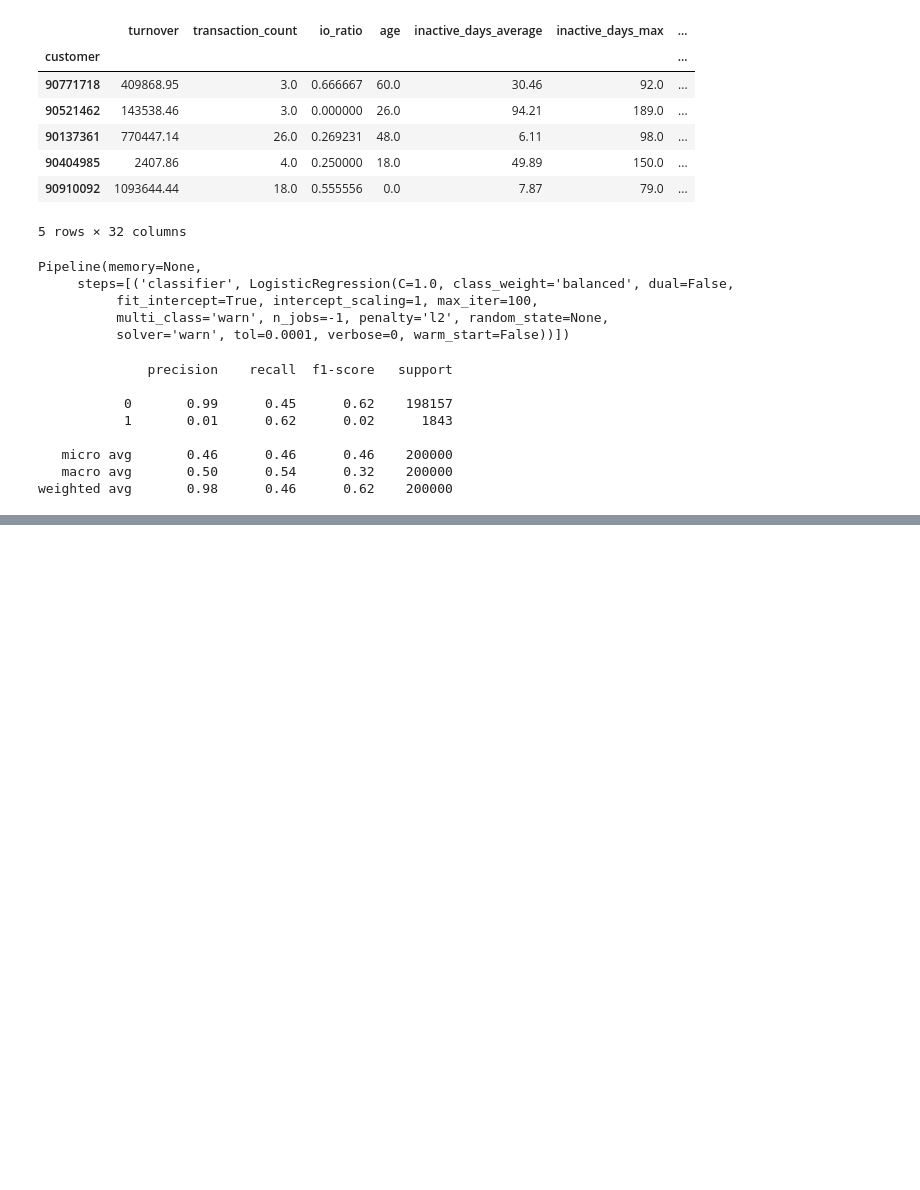
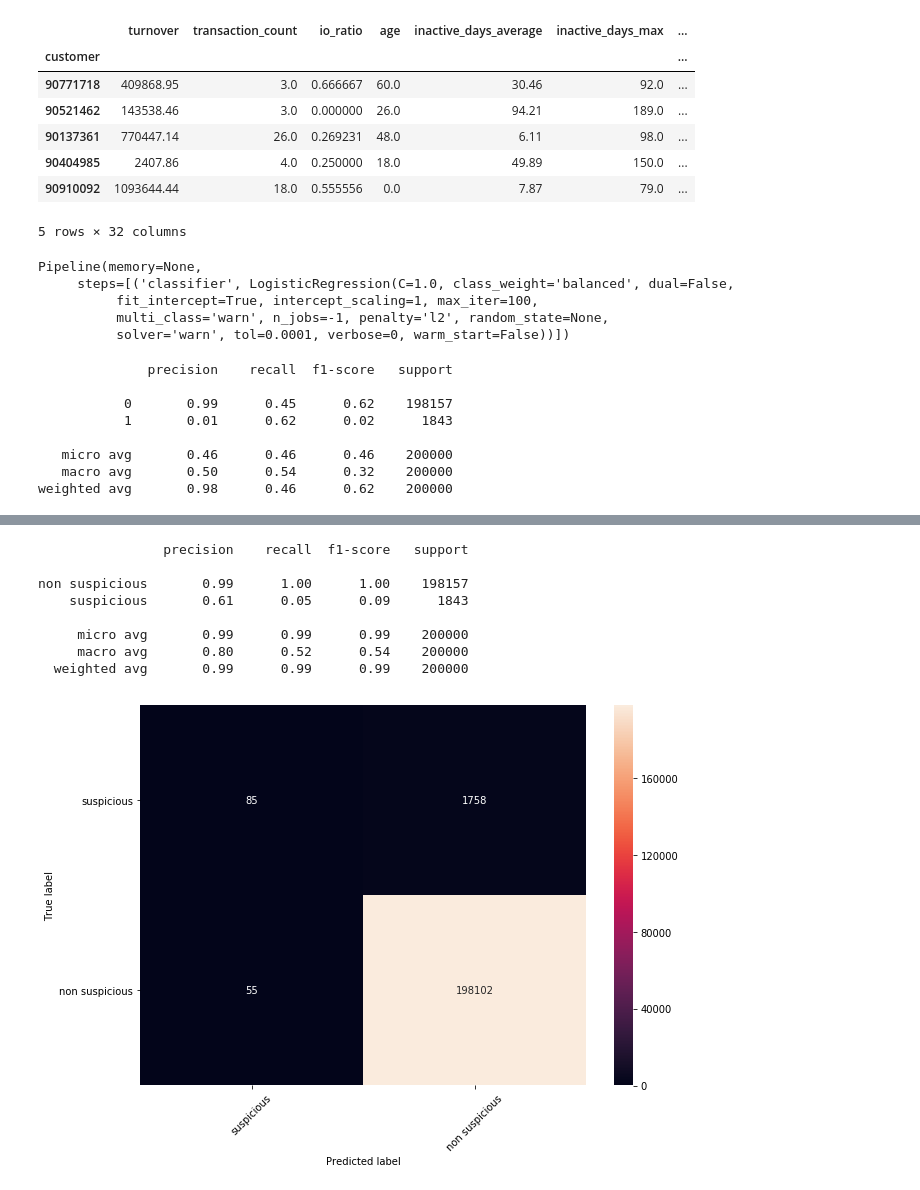
Before and after one commit to MarcBickel/Lauzhack_project, a Jupyter notebook: jupy_raf.ipynb, the cells around one changed output, grey strips where cells are left out. Drawn from its saved outputs; the diff is of its cells as text; code cells hidden in the pictures; blank space fills up the shorter version.

```diff
--- a/jupy_raf.ipynb
+++ b/jupy_raf.ipynb
@@ -149,4 +178,4 @@ evaluate_classifier(pipeline, test_x,test_y)
    macro avg       0.50      0.54      0.32    200000
 weighted avg       0.98      0.46      0.62    200000
 # %%
-sss = StratifiedShuffleSplit(n_splits=5, test_size=0.2, random_state=0)
+sss = StratifiedShuffleSplit(n_splits=2, test_size=0.2, random_state=0)
@@ -153,6 +201,6 @@ sss = StratifiedShuffleSplit(n_splits=5, test_size=0.2, random_state=0)
 # %%
 pipeline_logisticcv = Pipeline([
-    ('classifier',          LogisticRegressionCV(Cs=9,cv=sss))
+    ('classifier',          LogisticRegressionCV(Cs=9,class_weight='balanced',cv=sss))
 ])
 # %%
 pipeline_logisticcv.fit(train_x,train_y)
@@ -169,0 +227,6 @@ evaluate_classifier(pipeline_logisticcv, test_x,test_y)
+# %%
+pipeline_gboosting = Pipeline([
+    ('classifier',          GradientBoostingClassifier())
+])
+# %%
+pipeline_gboosting.fit(train_x,train_y)
@@ -169,0 +241,12 @@ evaluate_classifier(pipeline_logisticcv, test_x,test_y)
+# %%
+evaluate_classifier(pipeline_gboosting, test_x,test_y)
+# %% [output]
+                precision    recall  f1-score   support
+
+non suspicious       0.99      1.00      1.00    198157
+    suspicious       0.61      0.05      0.09      1843
+
+     micro avg       0.99      0.99      0.99    200000
+     macro avg       0.80      0.52      0.54    200000
+  weighted avg       0.99      0.99      0.99    200000
+[figure, added]
```
Also changed, not shown: parts of 21 cells of this notebook, 1 other file.
